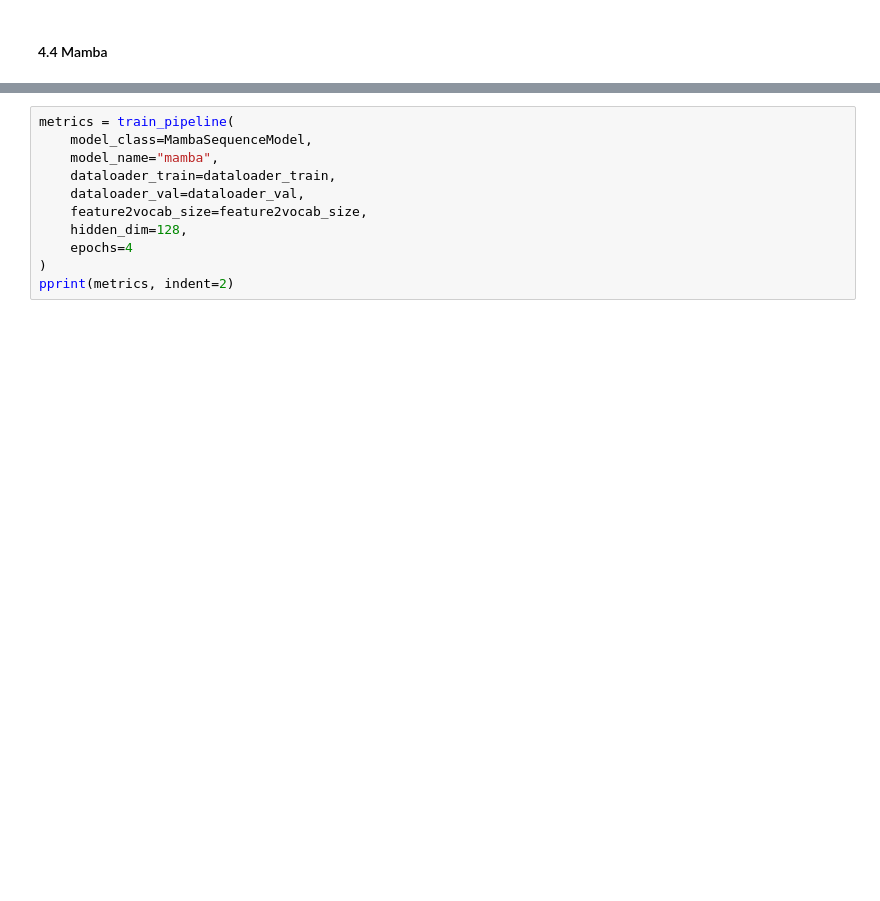
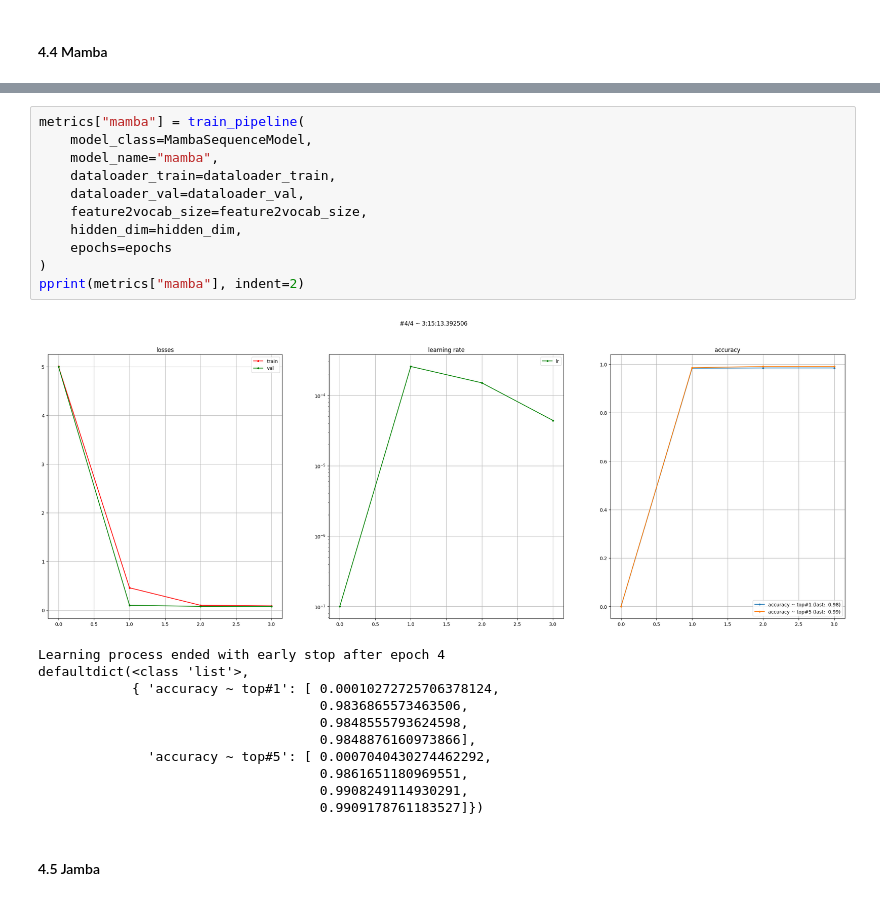
Before and after one commit to ssharkov03/next_transaction_prediction, a Jupyter notebook: train.ipynb, the cells around one changed output, grey strips where cells are left out. Cells and saved outputs as stored; diff of their text form; blank space fills up the shorter version.

```diff
--- a/train.ipynb
+++ b/train.ipynb
@@ -89,11 +187,25 @@ pprint(metrics, indent=2)
 # %%
-metrics = train_pipeline(
+metrics["mamba"] = train_pipeline(
     model_class=MambaSequenceModel,
     model_name="mamba",
     dataloader_train=dataloader_train,
     dataloader_val=dataloader_val,
     feature2vocab_size=feature2vocab_size,
-    hidden_dim=128,
-    epochs=4
+    hidden_dim=hidden_dim,
+    epochs=epochs
 )
-pprint(metrics, indent=2)
+pprint(metrics["mamba"], indent=2)
+# %% [output]
+[figure, added]
+Learning process ended with early stop after epoch 4
+defaultdict(<class 'list'>,
+            { 'accuracy ~ top#1': [ 0.00010272725706378124,
+                                    0.9836865573463506,
+                                    0.9848555793624598,
+                                    0.9848876160973866],
+              'accuracy ~ top#5': [ 0.0007040430274462292,
+                                    0.9861651180969551,
+                                    0.9908249114930291,
+                                    0.9909178761183527]})
+# %% [markdown]
+#### 4.5 Jamba
```
Also changed, not shown: parts of 18 cells of this notebook, 9 other files.
